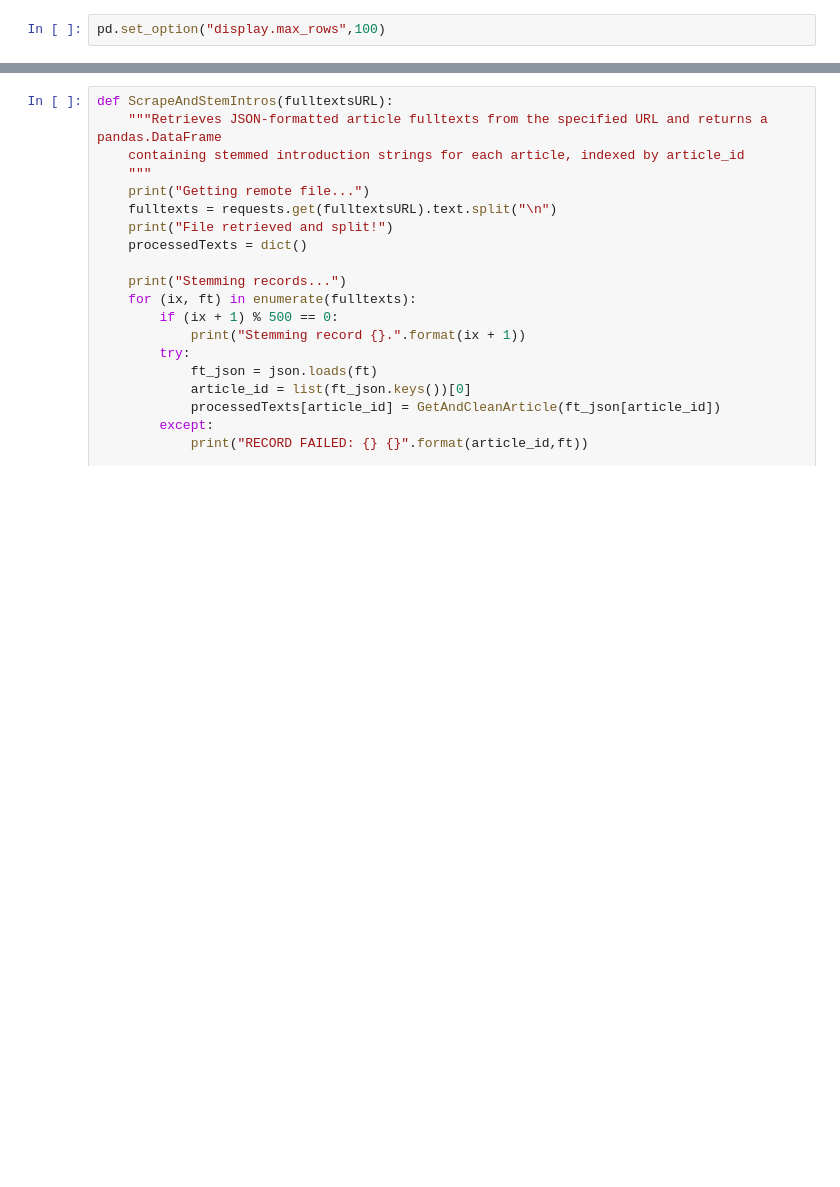
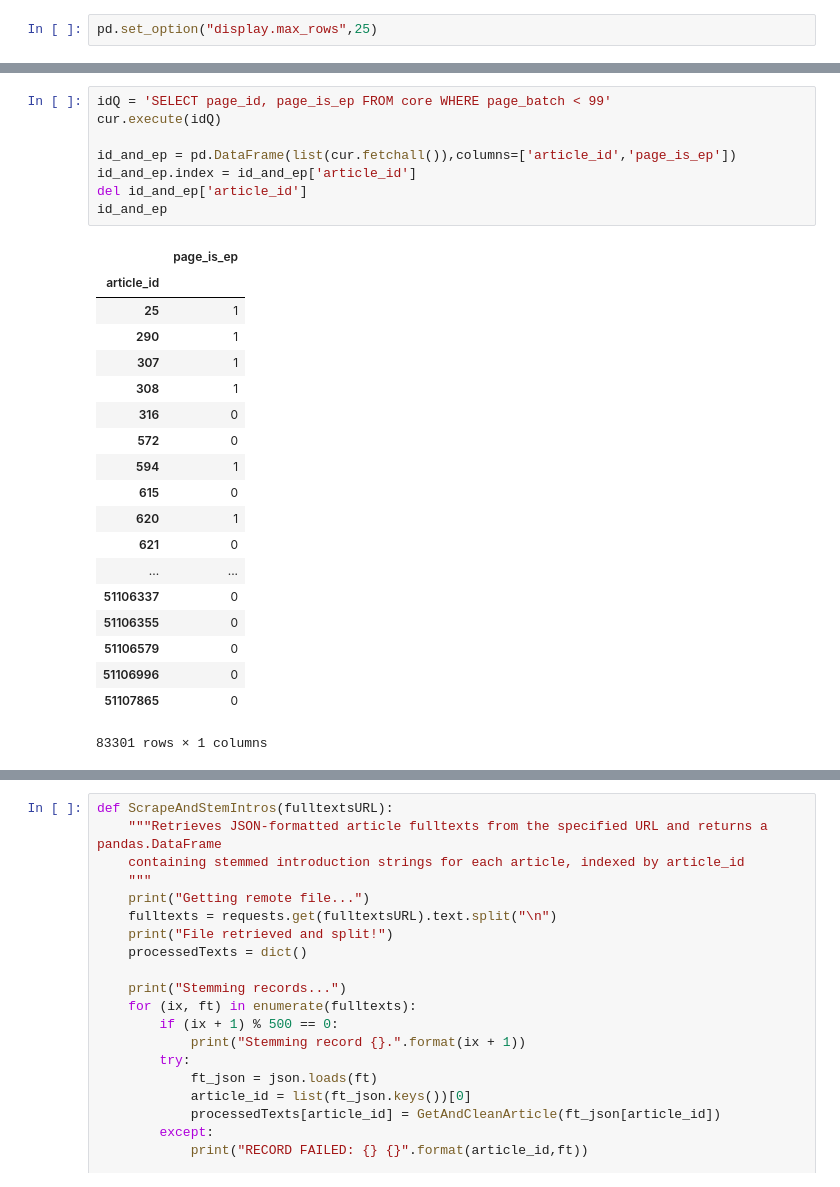
Before and after one commit to dekedor/AtRiskWiki, a Jupyter notebook: WikiTextScraper/ProcessingArticleTextForBOW.ipynb, the cells around one changed output, grey strips where cells are left out. Saved outputs shown, nothing was run; the diff lists cells and outputs as text; blank space fills up the shorter version.

```diff
--- a/WikiTextScraper/ProcessingArticleTextForBOW.ipynb
+++ b/WikiTextScraper/ProcessingArticleTextForBOW.ipynb
@@ -17,4 +16,4 @@ stops = set(stopwords.words("english"))
 epa_ft_url = "https://storage.googleapis.com/atriskwiki/epa_fulltext.txt"
 nepa_ft_url = "https://storage.googleapis.com/atriskwiki/nepa_fulltext.txt"
 # %%
-pd.set_option("display.max_rows",100)
+pd.set_option("display.max_rows",25)
@@ -47,0 +139,28 @@ epa_titles
+# %%
+idQ = 'SELECT page_id, page_is_ep FROM core WHERE page_batch < 99'
+cur.execute(idQ)
+
+id_and_ep = pd.DataFrame(list(cur.fetchall()),columns=['article_id','page_is_ep'])
+id_and_ep.index = id_and_ep['article_id']
+del id_and_ep['article_id']
+id_and_ep
+# %% [output]
+|  | page_is_ep |
+| article_id |  |
+| 25 | 1 |
+| 290 | 1 |
+| 307 | 1 |
+| 308 | 1 |
+| 316 | 0 |
+| 572 | 0 |
+| 594 | 1 |
+| 615 | 0 |
+| 620 | 1 |
+| 621 | 0 |
+| ... | ... |
+| 51106337 | 0 |
+| 51106355 | 0 |
+| 51106579 | 0 |
+| 51106996 | 0 |
+| 51107865 | 0 |
+83301 rows × 1 columns
```
Also changed, not shown: parts of 34 cells of this notebook, 3 other files.
